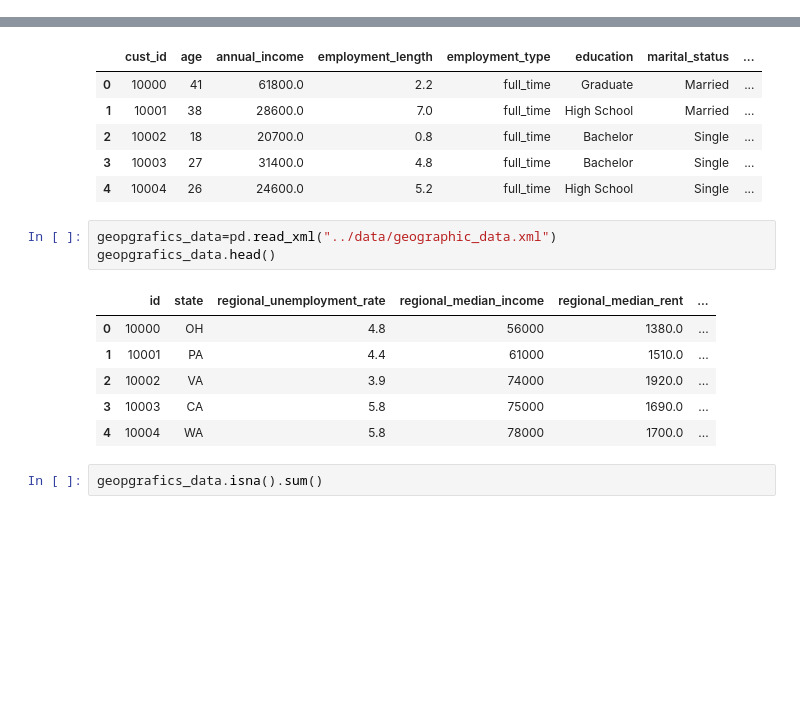
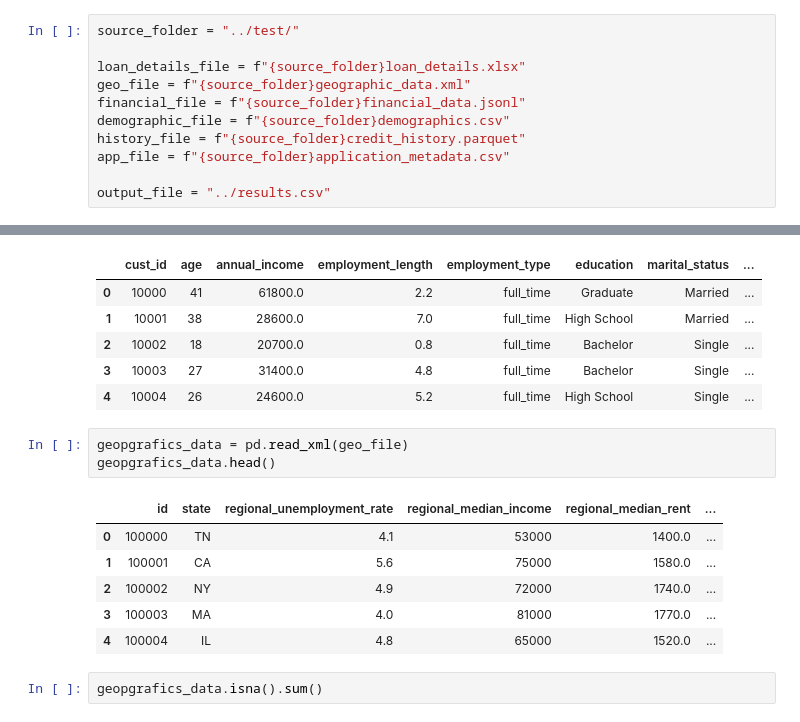
Before and after one commit to ZokirovMuhammadjafar/credit_scoring_challenge, a Jupyter notebook: src/cleaning_data_and_merge.ipynb, the cells around one changed output, grey strips where cells are left out. Saved outputs shown, nothing was run; the diff lists cells and outputs as text; blank space fills up the shorter version.

```diff
--- a/src/cleaning_data_and_merge.ipynb
+++ b/src/cleaning_data_and_merge.ipynb
@@ -1,3 +3,14 @@
+# %%
+source_folder = "../test/"
+
+loan_details_file = f"{source_folder}loan_details.xlsx"
+geo_file = f"{source_folder}geographic_data.xml"
+financial_file = f"{source_folder}financial_data.jsonl"
+demographic_file = f"{source_folder}demographics.csv"
+history_file = f"{source_folder}credit_history.parquet"
+app_file = f"{source_folder}application_metadata.csv"
+
+output_file = "../results.csv"
 # %%
 import pandas as pd
 # %%
@@ -123,15 +136,15 @@ demografics.head()
 | 3 | 10003 | 27 | 31400.0 | 4.8 | full_time | Bachelor | Single | ... |
 | 4 | 10004 | 26 | 24600.0 | 5.2 | full_time | High School | Single | ... |
 # %%
-geopgrafics_data=pd.read_xml("../data/geographic_data.xml")
+geopgrafics_data = pd.read_xml(geo_file)
 geopgrafics_data.head()
 # %% [output]
 |  | id | state | regional_unemployment_rate | regional_median_income | regional_median_rent | ... |
-| 0 | 10000 | OH | 4.8 | 56000 | 1380.0 | ... |
-| 1 | 10001 | PA | 4.4 | 61000 | 1510.0 | ... |
-| 2 | 10002 | VA | 3.9 | 74000 | 1920.0 | ... |
-| 3 | 10003 | CA | 5.8 | 75000 | 1690.0 | ... |
-| 4 | 10004 | WA | 5.8 | 78000 | 1700.0 | ... |
+| 0 | 100000 | TN | 4.1 | 53000 | 1400.0 | ... |
+| 1 | 100001 | CA | 5.6 | 75000 | 1580.0 | ... |
+| 2 | 100002 | NY | 4.9 | 72000 | 1740.0 | ... |
+| 3 | 100003 | MA | 4.0 | 81000 | 1770.0 | ... |
+| 4 | 100004 | IL | 4.8 | 65000 | 1520.0 | ... |
 # %%
 geopgrafics_data.isna().sum()
 # %% [output]
```
Also changed, not shown: parts of 6 cells of this notebook, 2 other files.
